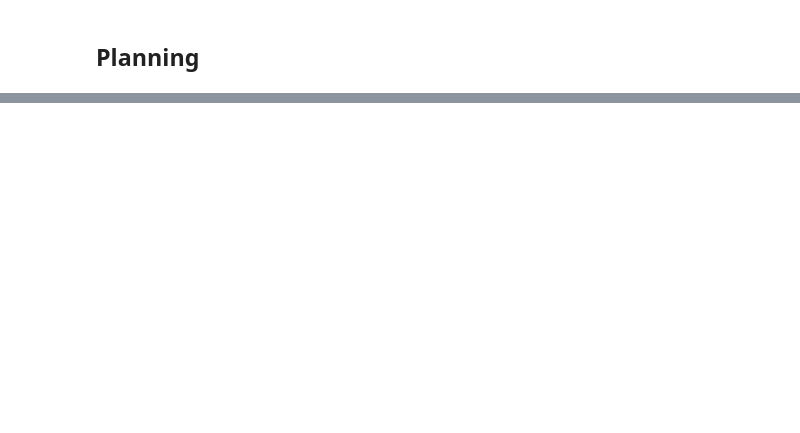
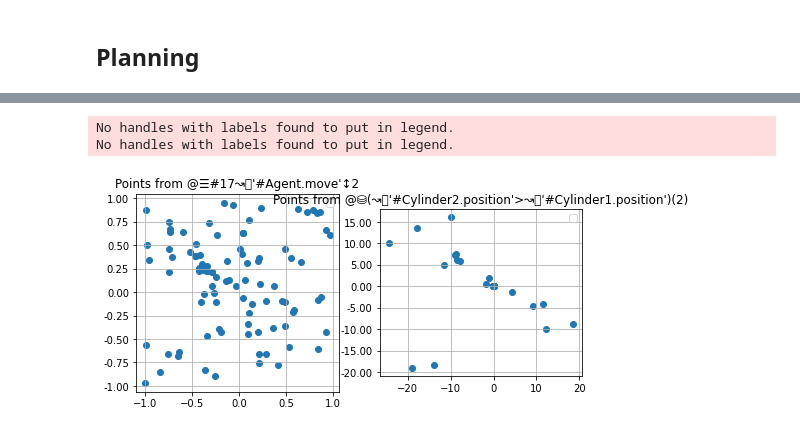
Before and after one commit to Pikalchemist/cdl, a Jupyter notebook: examples/test.ipynb, the cells around one changed output, grey strips where cells are left out. Cells and saved outputs as stored; diff of their text form; code cells hidden in the pictures; blank space fills up the shorter version.

```diff
--- a/examples/test.ipynb
+++ b/examples/test.ipynb
@@ -115,0 +138,2 @@ Property position
+# %%
+aff.addVisualSample(cyl2, False)
@@ -116,3 +144,5 @@ Property position
+# %%
+aff.addAssignable(cyl2)
 # %%
 aff.compatibleEntity(cyl2)
 # %% [output]
@@ -119,0 +401,2 @@ AttributeError: &#39;Affordance&#39; object has no attribute &#39;compatibleEnti
+# %%
+aff.updateSpaces()
@@ -242,3 +562,9 @@ display(learner.propertySpace('Agent.move').visualizeData(), learner.propertySpa
+# %%
+display(aff.actionSpace.visualizeData(), aff.outcomeSpace.visualizeData())
+# %% [output]
+No handles with labels found to put in legend.
+No handles with labels found to put in legend.
+[figure, added]
 # %%
 from dino.data.space import SpaceKind
 display(learner.propertySpace('#Cylinder1.positionToAgent', kind=SpaceKind.PRE).visualizeData(), learner.propertySpace('#Cylinder1.position').visualizeData())
```
Also changed, not shown: parts of 83 cells of this notebook, 2 other files.
